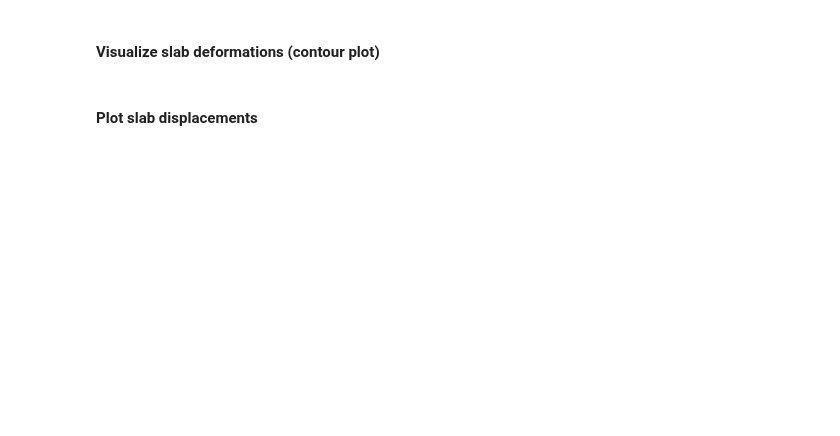
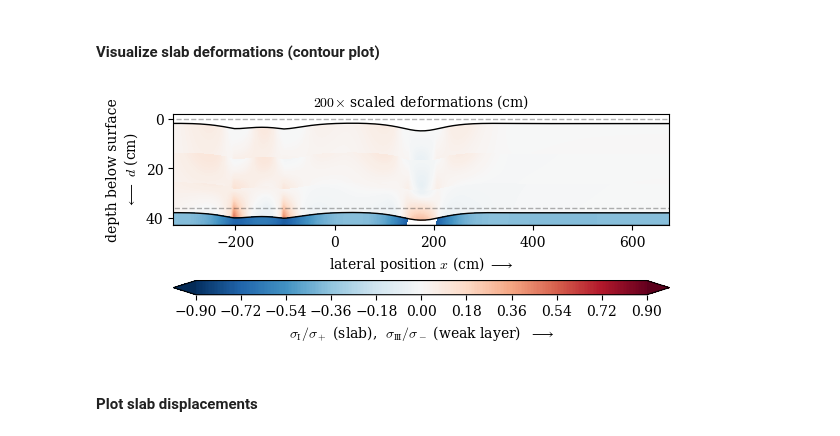
Before and after one commit to 2phi/weac, a Jupyter notebook: demo_weac2.ipynb, the cells around one changed output. Saved outputs shown, nothing was run; the diff lists cells and outputs as text; code cells hidden in the pictures; blank space fills up the shorter version.

```diff
--- a/demo_weac2.ipynb
+++ b/demo_weac2.ipynb
@@ -340,10 +304,10 @@ xsl_skiers, z_skiers, xwl_skiers = skiers_on_B.rasterize_solution(
 # %% [markdown]
 #### Visualize slab deformations (contour plot)
 # %%
-weac.plot.deformed(
-    skiers_on_B, xsl=xsl_skiers, xwl=xwl_skiers, z=z_skiers,
-    phi=inclination, window=1e3, scale=200, aspect=5,
-    field='principal')
+skiers_on_B_plotter.plot_deformed(
+    xsl_skiers, xwl_skiers, z_skiers, skiers_on_B_analyzer, scale=200, window=1e3, aspect=5, field='principal')
+# %% [output]
+[figure, added]
 # %% [markdown]
 #### Plot slab displacements
 # %%
```
Also changed, not shown: parts of 16 cells of this notebook, 12 other files.
